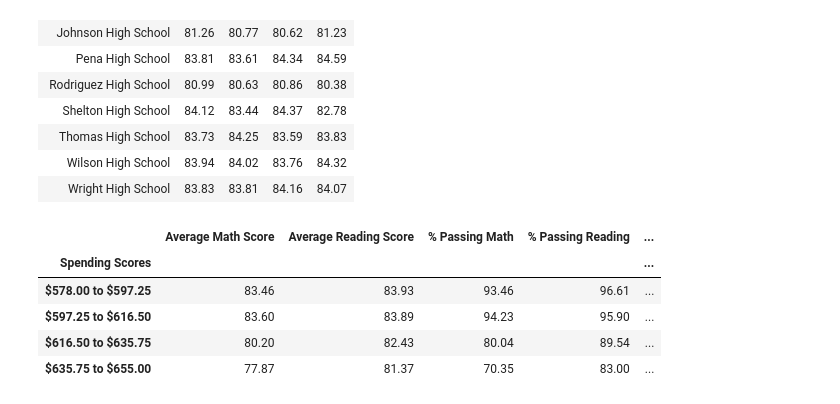
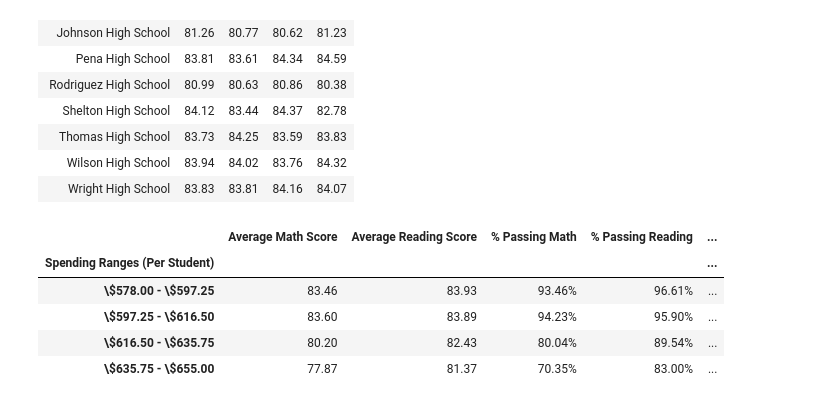
Before and after one commit to seneubauer/pandas-challenge, a Jupyter notebook: PyCitySchools/PyCitySchools.ipynb, the cells around one changed output. Saved outputs shown, nothing was run; the diff lists cells and outputs as text; code cells hidden in the pictures.

```diff
--- a/PyCitySchools/PyCitySchools.ipynb
+++ b/PyCitySchools/PyCitySchools.ipynb
@@ -258,33 +258,33 @@ for i in range(5):
 # create the group names for school spending
 spendingLabels = []
 for i in range(len(spendingBins) - 1):
-    spendingLabels.append(f'${spendingBins[i]:,.2f} to ${spendingBins[i + 1]:,.2f}')
+    spendingLabels.append(f'\${spendingBins[i]:,.2f} - \${spendingBins[i + 1]:,.2f}')
 # %%
-# apply the binning to the final school summary dataframe
-schools_summary_df['Spending Scores'] = pd.cut(schools_summary_df['Per_Student_Budget'], spendingBins, labels=spendingLabels, include_lowest=True)
-spendingBinned_df = schools_summary_df.groupby('Spending Scores').mean()[['Average_Math_Score', 'Average_Reading_Score', 'Passing_Math', 'Passing_Reading', 'Passing_Both']]
+# apply the spending binning to the final school summary dataframe
+schools_summary_df['Spending Ranges (Per Student)'] = pd.cut(schools_summary_df['Per_Student_Budget'], spendingBins, labels=spendingLabels, include_lowest=True)
+spendingBinned_df = schools_summary_df.groupby('Spending Ranges (Per Student)').mean()[['Average_Math_Score', 'Average_Reading_Score', 'Passing_Math', 'Passing_Reading', 'Passing_Both']]
 
 # reformat the columns
 spendingBinned_df['Average_Math_Score'] = spendingBinned_df['Average_Math_Score'].map('{:,.2f}'.format)
 spendingBinned_df['Average_Reading_Score'] = spendingBinned_df['Average_Reading_Score'].map('{:,.2f}'.format)
-spendingBinned_df['Passing_Math'] = spendingBinned_df['Passing_Math'].map('{:,.2f}'.format)
-spendingBinned_df['Passing_Reading'] = spendingBinned_df['Passing_Reading'].map('{:,.2f}'.format)
-spendingBinned_df['Passing_Both'] = spendingBinned_df['Passing_Both'].map('{:,.2f}'.format)
+spendingBinned_df['Passing_Math'] = spendingBinned_df['Passing_Math'].map('{:,.2f}%'.format)
+spendingBinned_df['Passing_Reading'] = spendingBinned_df['Passing_Reading'].map('{:,.2f}%'.format)
+spendingBinned_df['Passing_Both'] = spendingBinned_df['Passing_Both'].map('{:,.2f}%'.format)
 
 # rename the columns
 spendingBinned_df = spendingBinned_df.rename(columns={
                             'Average_Math_Score': 'Average Math Score',
                             'Average_Reading_Score': 'Average Reading Score',
                             'Passing_Math': '% Passing Math',
                             'Passing_Reading': '% Passing Reading',
                             'Passing_Both': '% Overall Passing'})
 
 # display the binned spending dataframe
 spendingBinned_df.head()
 # %% [output]
 |  | Average Math Score | Average Reading Score | % Passing Math | % Passing Reading | ... |
-| Spending Scores |  |  |  |  | ... |
-| $578.00 to $597.25 | 83.46 | 83.93 | 93.46 | 96.61 | ... |
-| $597.25 to $616.50 | 83.60 | 83.89 | 94.23 | 95.90 | ... |
-| $616.50 to $635.75 | 80.20 | 82.43 | 80.04 | 89.54 | ... |
-| $635.75 to $655.00 | 77.87 | 81.37 | 70.35 | 83.00 | ... |
+| Spending Ranges (Per Student) |  |  |  |  | ... |
+| \$578.00 - \$597.25 | 83.46 | 83.93 | 93.46% | 96.61% | ... |
+| \$597.25 - \$616.50 | 83.60 | 83.89 | 94.23% | 95.90% | ... |
+| \$616.50 - \$635.75 | 80.20 | 82.43 | 80.04% | 89.54% | ... |
+| \$635.75 - \$655.00 | 77.87 | 81.37 | 70.35% | 83.00% | ... |
```
Also changed, not shown: parts of 4 cells of this notebook.
